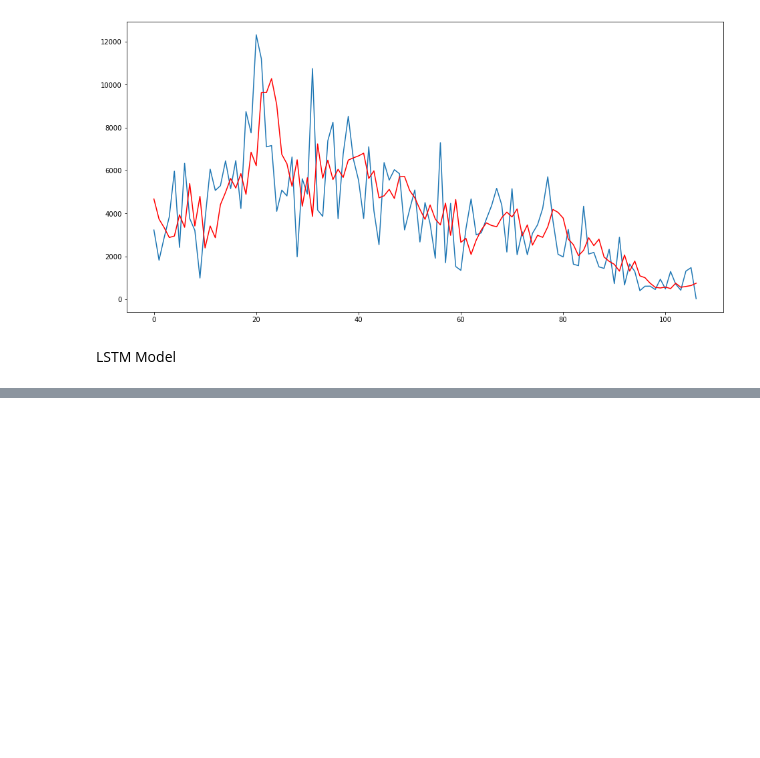
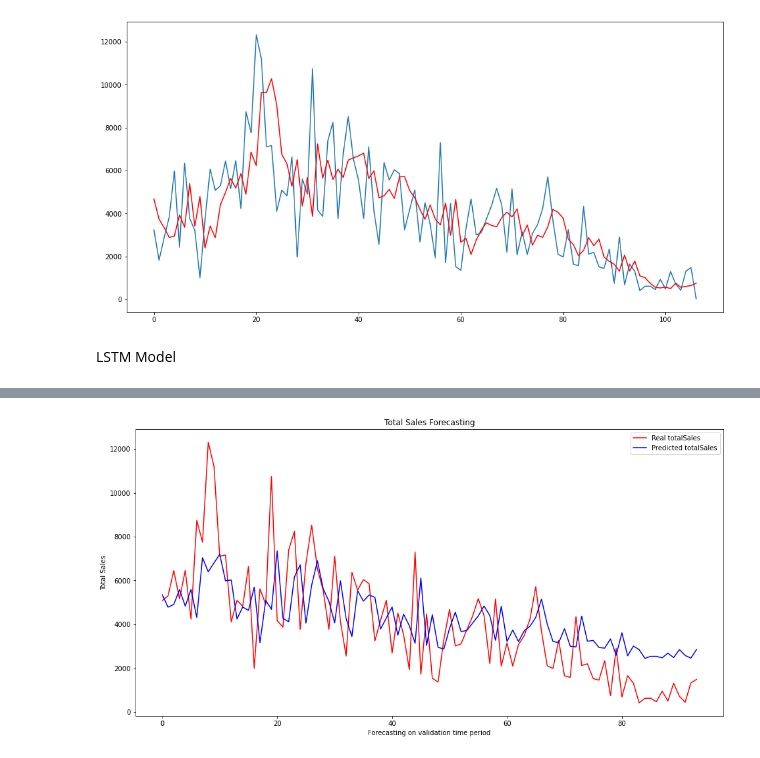
Before and after one commit to Abhishek-pv/Hierachial-Time-Series-Forecasting, a Jupyter notebook: notebook/time_series_sa.ipynb, the cells around one changed output, grey strips where cells are left out. Saved outputs shown, nothing was run; the diff lists cells and outputs as text; code cells hidden in the pictures; blank space fills up the shorter version.

```diff
--- a/notebook/time_series_sa.ipynb
+++ b/notebook/time_series_sa.ipynb
@@ -312,7 +312,7 @@ Test MSE: 3735407.783
 # %% [markdown]
 LSTM Model
 # %%
-#Now lets train on one page and test on another page
+#Now lets train
 train_row = data1.values
 X = train_row[0:311]
 y = train_row[1:312]
@@ -325,10 +325,12 @@ X_train = np.reshape(X,(-1,1))
 y_train = np.reshape(y,(-1,1))
 X_train = sc.fit_transform(X_train)
 y_train = sc.fit_transform(y_train)
+# y_train = sc.transform(y_train)
 
 # Splitting the dataset into the Training set and Test set
 from sklearn.model_selection import train_test_split
-X_train, X_test, y_train, y_test = train_test_split(X, y, test_size = 0.3, random_state = 0)
+# X_train, X_test, y_train, y_test = train_test_split(X_train, y_train, test_size = 0.3, random_state = 0)
+X_train, X_test, y_train, y_test = X_train[:217], X_train[217:], y_train[:217], y_train[217:]
 
 #Training LSTM
 
@@ -355,23 +357,13 @@ regressor.add(Dense(units = 1))
 regressor.compile(optimizer = 'adam', loss = 'mean_squared_error')
 
 # Fitting the RNN to the Training set
-regressor.fit(X_train, y_train, batch_size = 10, epochs = 100, verbose = 0)
+regressor.fit(X_train, y_train, batch_size = 10, epochs = 500, verbose = 2, validation_split=0.1,)
 
-# Getting the predicted Web View
+# Getting the predicted total Sales
 inputs = X_test
 inputs = np.reshape(inputs,(-1,1))
-inputs = sc.transform(inputs)
-inputs = np.reshape(inputs, (211, 1, 1))
+inputs = np.reshape(inputs, (94, 1, 1))
 y_pred = regressor.predict(inputs)
 y_pred = sc.inverse_transform(y_pred)
-
-#Visualising Result
-plt.figure
-plt.plot(y_test, color = 'red', label = 'Real Web View')
-plt.plot(y_pred, color = 'blue', label = 'Predicted Web View')
-plt.title('Web View Forecasting')
-plt.xlabel('Number of Days from Start')
-plt.ylabel('Web View')
-plt.legend()
-plt.show()
+y_test = sc.inverse_transform(y_test)
 # %% [output]
@@ -378,0 +387,12 @@ ModuleNotFoundError: No module named 'keras'
+# %%
+#Visualising Result
+plt.figure
+plt.plot(y_test, color = 'red', label = 'Real totalSales')
+plt.plot(y_pred, color = 'blue', label = 'Predicted totalSales')
+plt.title('Total Sales Forecasting')
+plt.xlabel('Forecasting on validation time period')
+plt.ylabel('Total Sales')
+plt.legend()
+plt.show()
+# %% [output]
+[figure, added]
```
Also changed, not shown: parts of 1 cell of this notebook.
